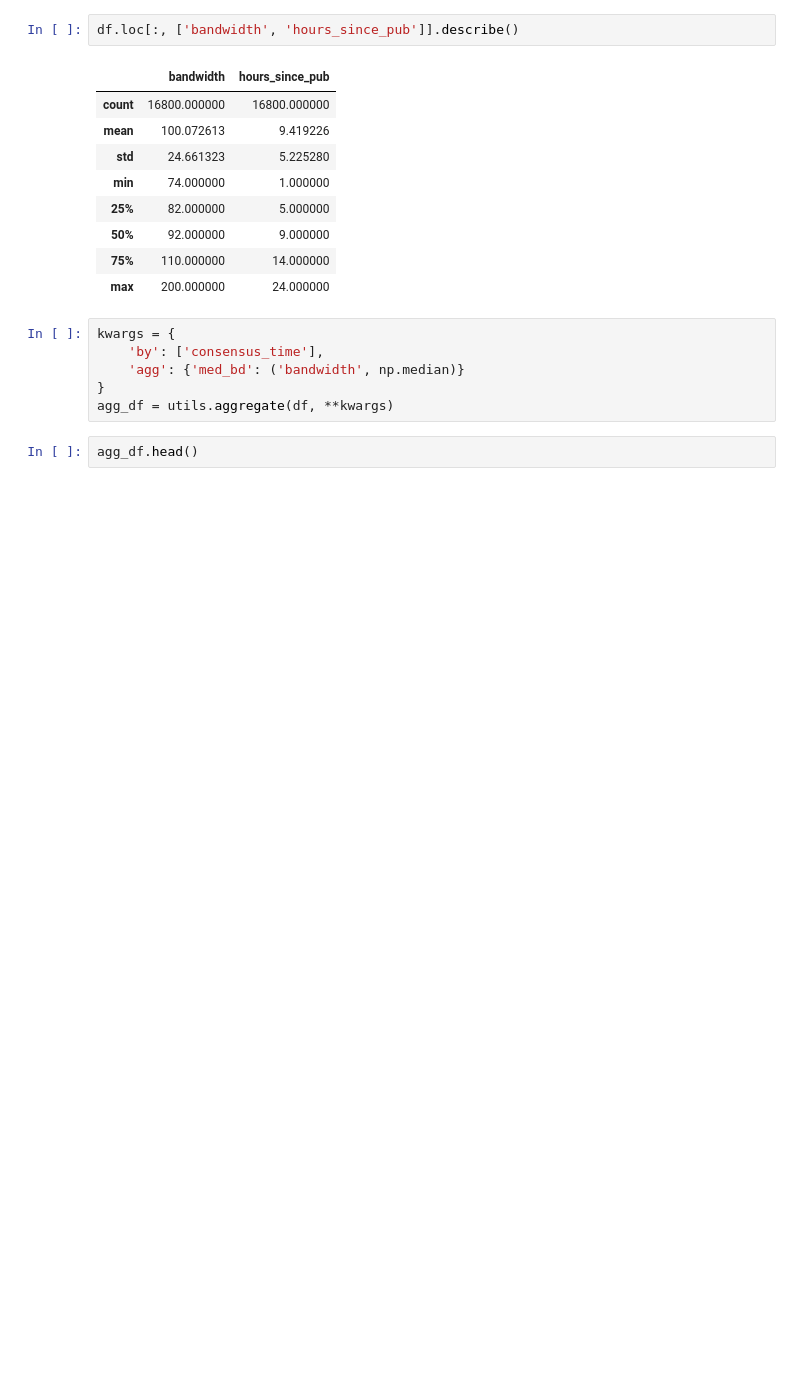
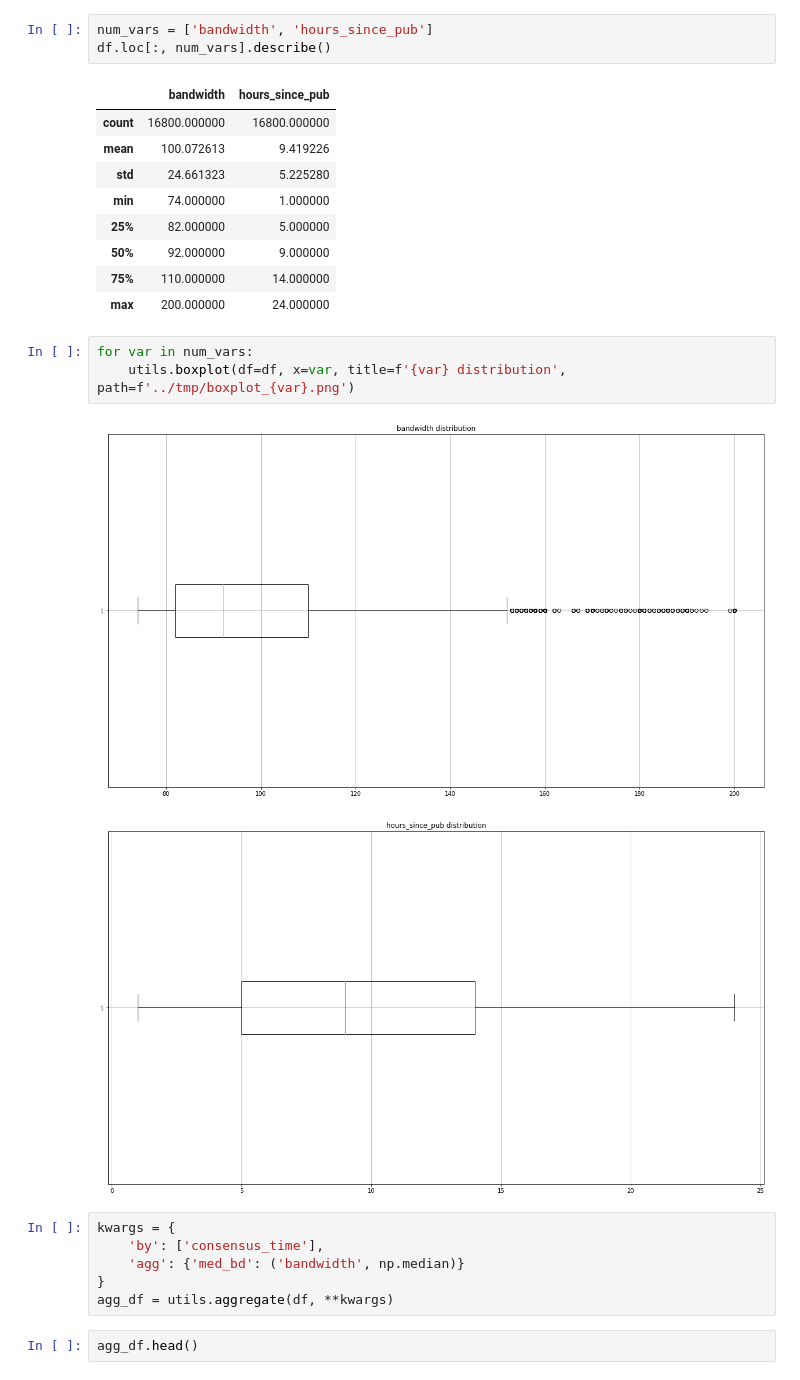
Before and after one commit to k0rtuz/tor-consensus, a Jupyter notebook: notebooks/analysis.ipynb, the cells around one changed output. Drawn from its saved outputs; the diff is of its cells as text; blank space fills up the shorter version.

Commit message:
Added boxplot

```diff
--- a/notebooks/analysis.ipynb
+++ b/notebooks/analysis.ipynb
@@ -52,7 +52,8 @@ df.loc[:, display_columns].head()
 | 16030 | 62.210.97.21 | 2021-12-06 | 2021-12-05 09:16:16 | 14.0 | 100.0 | True | False | True | False |
 | 16031 | 87.236.195.253 | 2021-12-06 | 2021-12-05 14:54:28 | 9.0 | 100.0 | True | False | True | False |
 # %%
-df.loc[:, ['bandwidth', 'hours_since_pub']].describe()
+num_vars = ['bandwidth', 'hours_since_pub']
+df.loc[:, num_vars].describe()
 # %% [output]
 |  | bandwidth | hours_since_pub |
 | count | 16800.000000 | 16800.000000 |
@@ -63,6 +64,12 @@ df.loc[:, ['bandwidth', 'hours_since_pub']].describe()
 | 50% | 92.000000 | 9.000000 |
 | 75% | 110.000000 | 14.000000 |
 | max | 200.000000 | 24.000000 |
+# %%
+for var in num_vars:
+    utils.boxplot(df=df, x=var, title=f'{var} distribution', path=f'../tmp/boxplot_{var}.png')
+# %% [output]
+[figure, added]
+[figure, added]
 # %%
 kwargs = {
     'by': ['consensus_time'],
```
Also changed, not shown: 1 other file.
